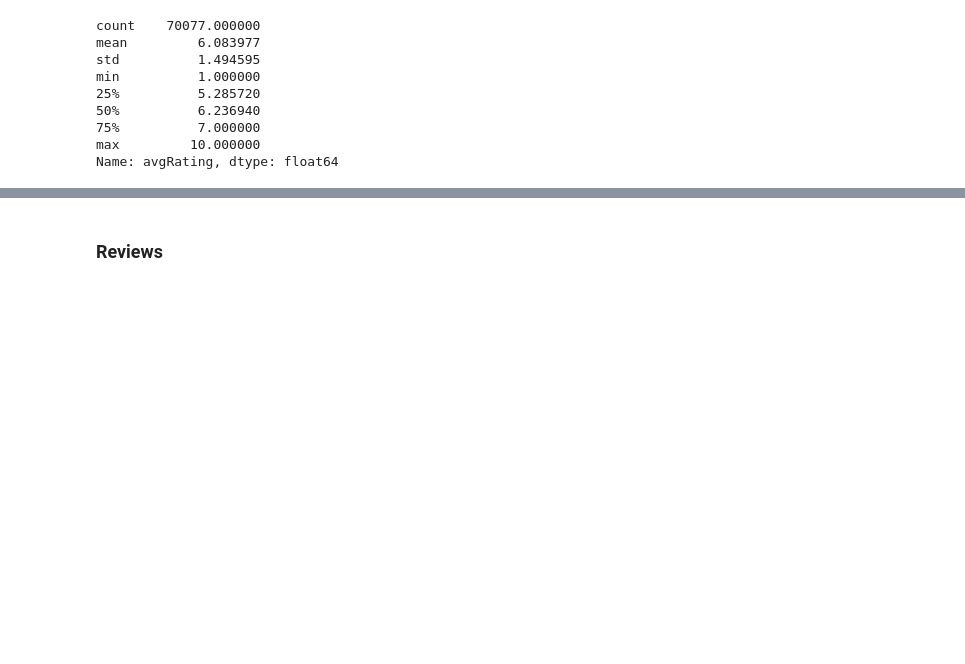
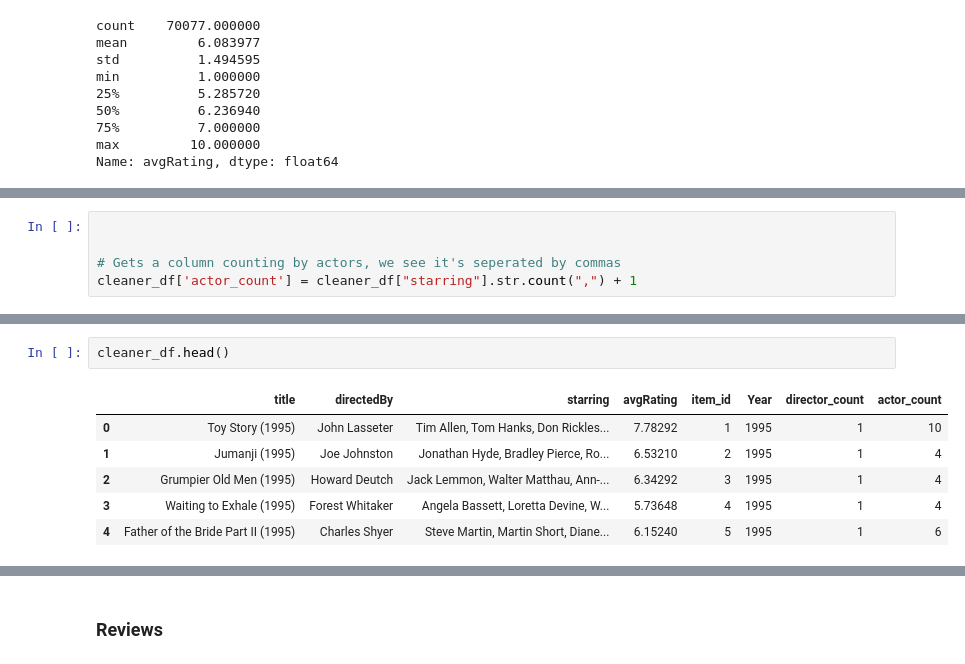
Before and after one commit to MichaelRong97/NLP-for-Improved-Movie-Rating-Predictions, a Jupyter notebook: Capstone Work File.ipynb, the cells around one changed output, grey strips where cells are left out. Saved outputs shown, nothing was run; the diff lists cells and outputs as text; blank space fills up the shorter version.

```diff
--- a/Capstone Work File.ipynb
+++ b/Capstone Work File.ipynb
@@ -288,0 +389,5 @@ Name: avgRating, dtype: float64
+# %%
+
+
+# Gets a column counting by actors, we see it's seperated by commas
+cleaner_df['actor_count'] = cleaner_df["starring"].str.count(",") + 1
@@ -288,0 +420,9 @@ Name: avgRating, dtype: float64
+# %%
+cleaner_df.head()
+# %% [output]
+|  | title | directedBy | starring | avgRating | item_id | Year | director_count | actor_count |
+| 0 | Toy Story (1995) | John Lasseter | Tim Allen, Tom Hanks, Don Rickles... | 7.78292 | 1 | 1995 | 1 | 10 |
+| 1 | Jumanji (1995) | Joe Johnston | Jonathan Hyde, Bradley Pierce, Ro... | 6.53210 | 2 | 1995 | 1 | 4 |
+| 2 | Grumpier Old Men (1995) | Howard Deutch | Jack Lemmon, Walter Matthau, Ann-... | 6.34292 | 3 | 1995 | 1 | 4 |
+| 3 | Waiting to Exhale (1995) | Forest Whitaker | Angela Bassett, Loretta Devine, W... | 5.73648 | 4 | 1995 | 1 | 4 |
+| 4 | Father of the Bride Part II (1995) | Charles Shyer | Steve Martin, Martin Short, Diane... | 6.15240 | 5 | 1995 | 1 | 6 |
```
Also changed, not shown: parts of 23 cells of this notebook.
